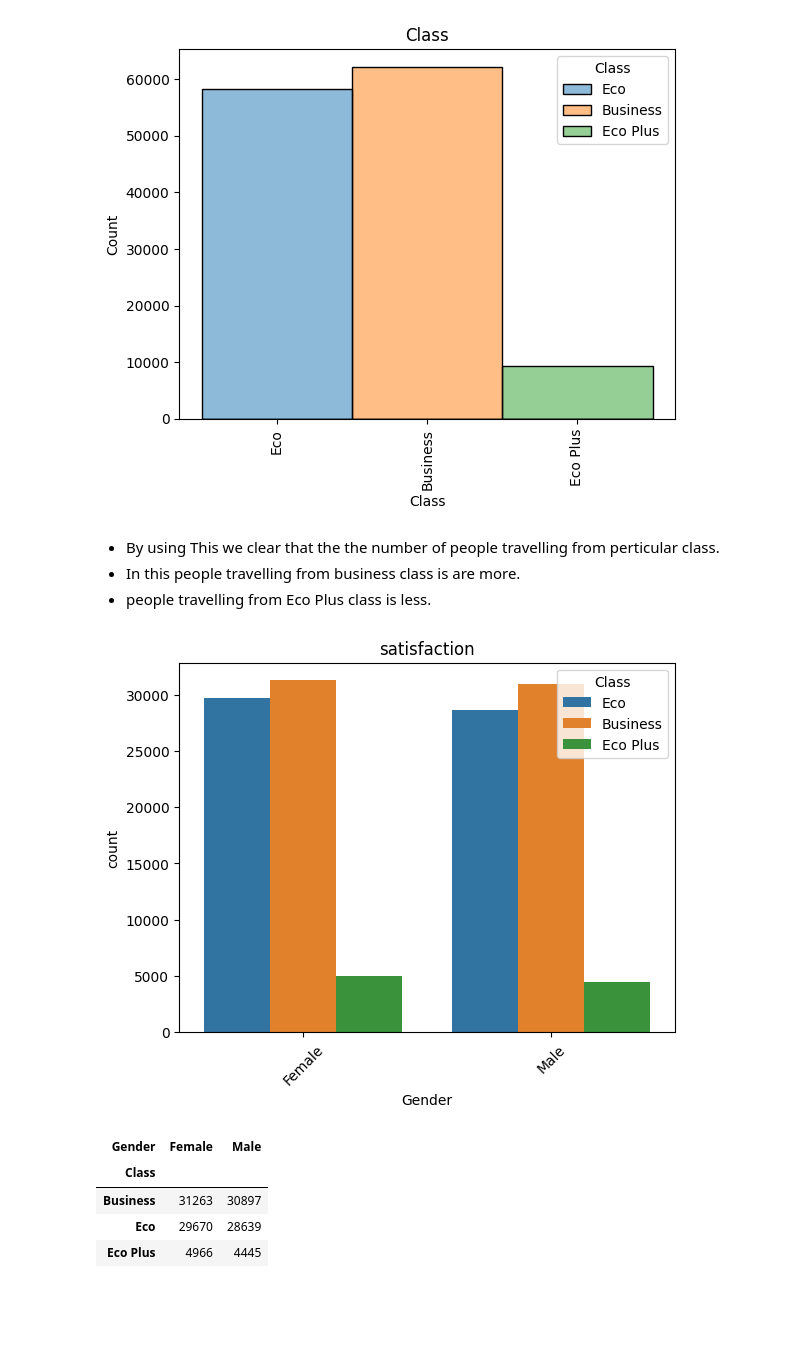
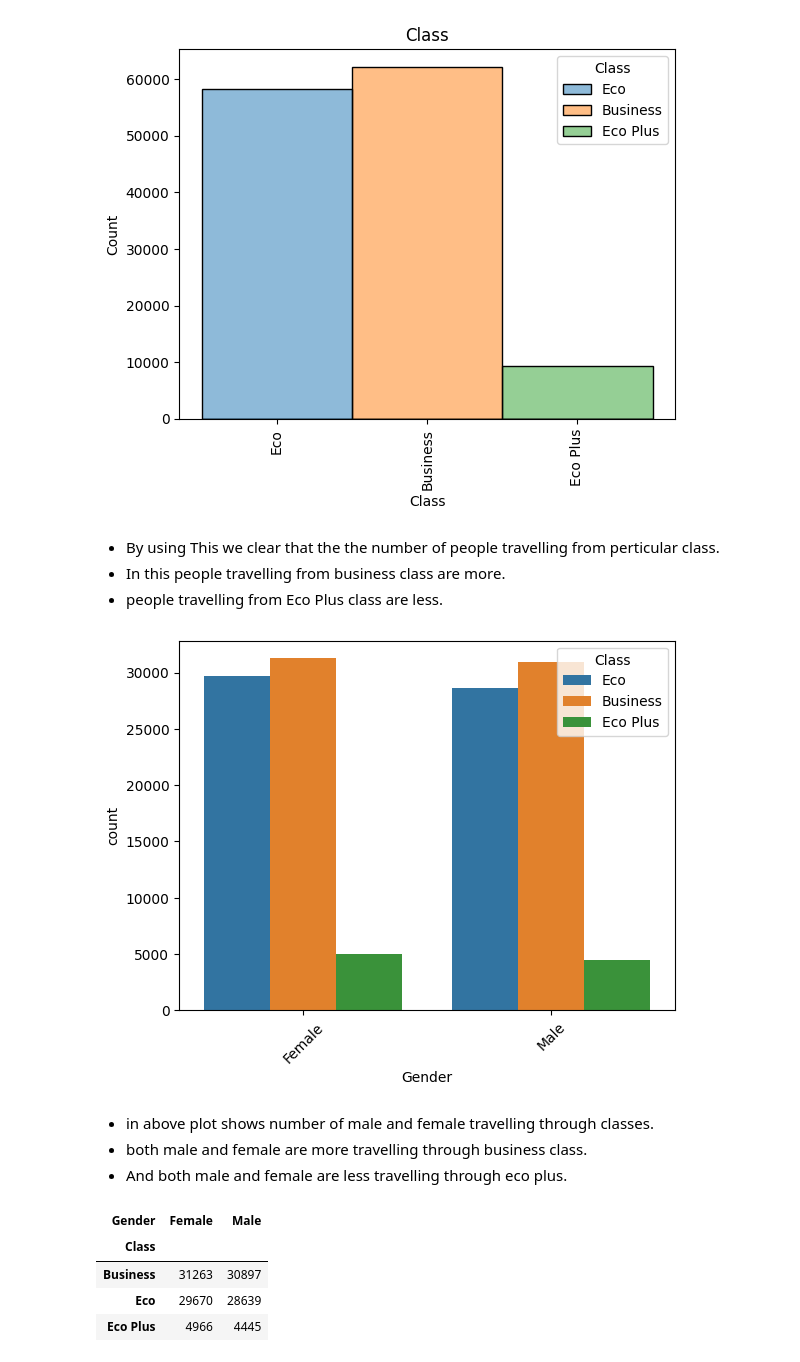
Before and after one commit to shivanikesgire/Python-for-Data-Science, a Jupyter notebook: Invistico Airline data classification.ipynb, the cells around one changed output. Drawn from its saved outputs; the diff is of its cells as text; code cells hidden in the pictures; blank space fills up the shorter version.

```diff
--- a/Invistico Airline data classification.ipynb
+++ b/Invistico Airline data classification.ipynb
@@ -177,17 +183,20 @@ plt.show()
 [figure]
 # %% [markdown]
 * By using This we clear that the the number of people travelling from perticular class.
-* In this people travelling from business class is are more.
-* people travelling from Eco Plus class is less.
+* In this people travelling from business class are more.
+* people travelling from Eco Plus class are less.
 # %%
 %matplotlib inline
 
-plt.title("satisfaction")
 sns.countplot(df,x="Gender",hue="Class")
 plt.xticks(rotation=45)
 plt.show()
 # %% [output]
-[figure, old version]
+[figure, new version]
+# %% [markdown]
+* in above plot shows number of male and female travelling through classes.
+* both male and female are more travelling through business class.
+* And both male and female are less travelling through eco plus.
 # %%
 pd.crosstab(columns=df["Gender"],index=df["Class"])
 # %% [output]
```
Also changed, not shown: parts of 65 cells of this notebook.
